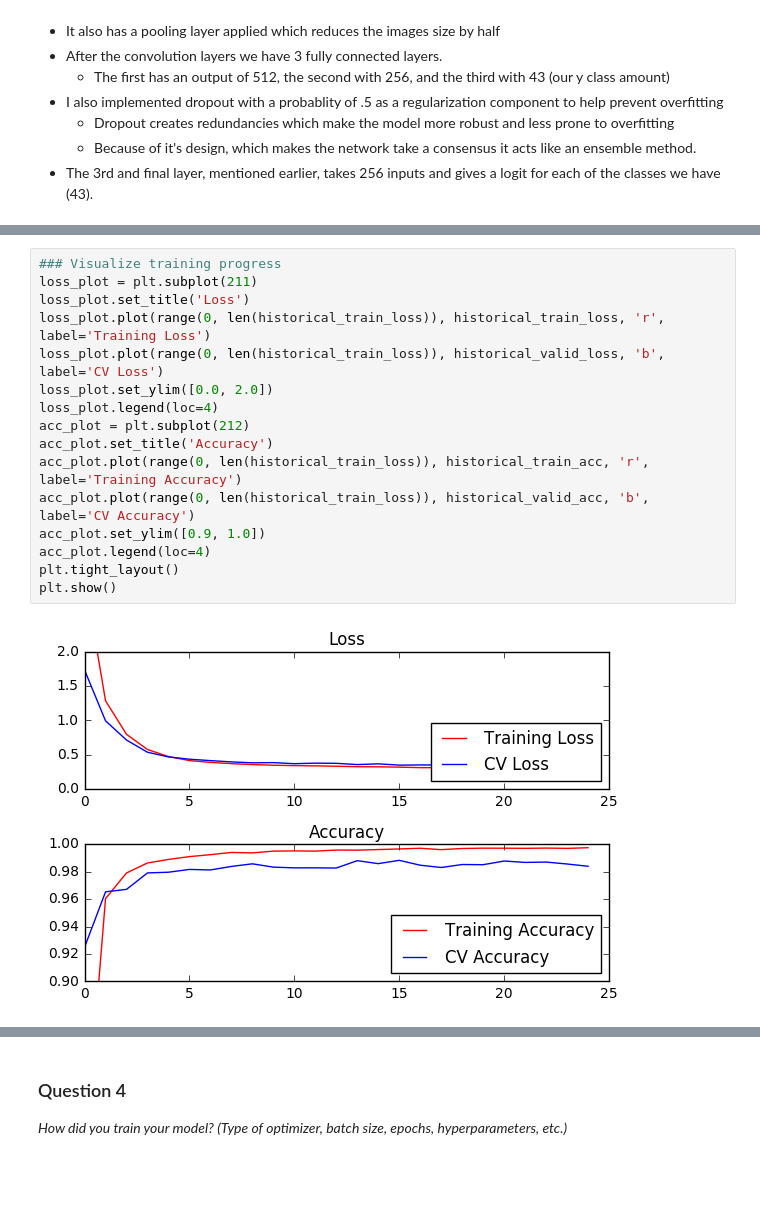
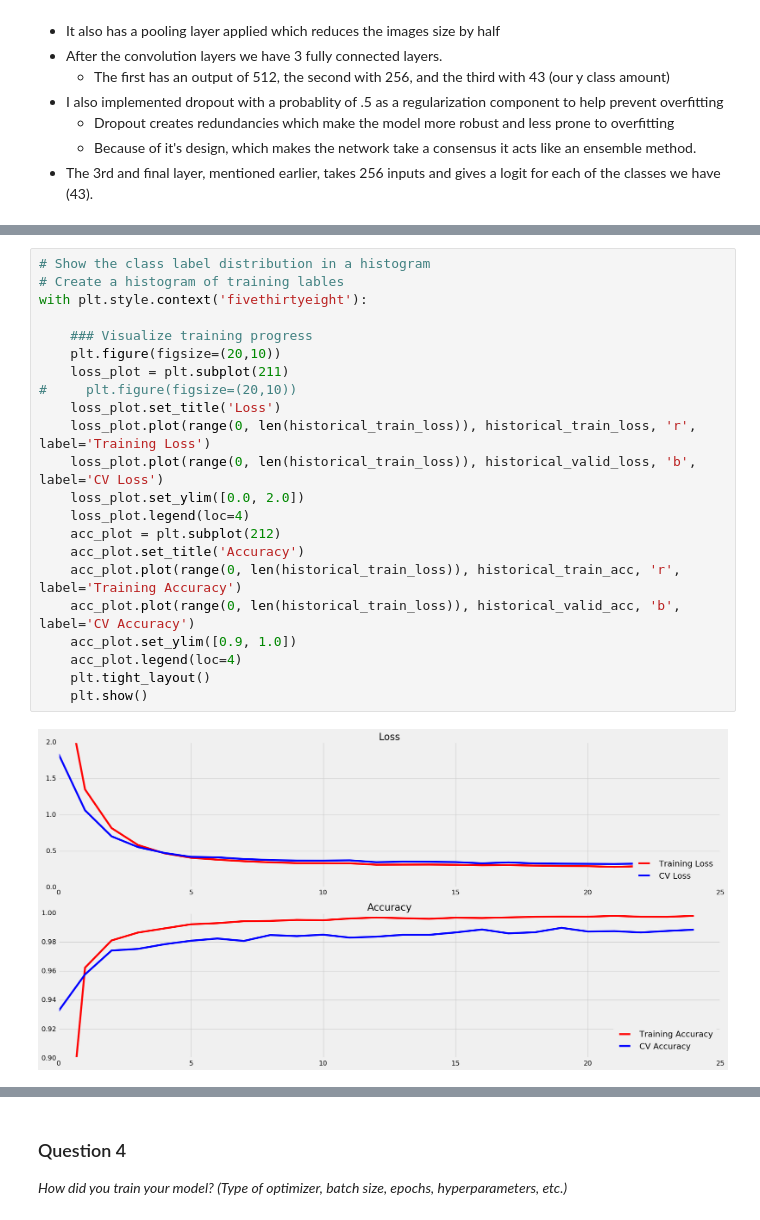
Before and after one commit to WilliamLynch/sdc, a Jupyter notebook: CarND-Traffic-Sign-Classifier-Project/Traffic_Sign_Classifier.ipynb, the cells around one changed output, grey strips where cells are left out. Cells and saved outputs as stored; diff of their text form; blank space fills up the shorter version.

```diff
--- a/CarND-Traffic-Sign-Classifier-Project/Traffic_Sign_Classifier.ipynb
+++ b/CarND-Traffic-Sign-Classifier-Project/Traffic_Sign_Classifier.ipynb
@@ -402,23 +406,29 @@ CV Loss = 0.345
 
 Model saved as traffic_sign_classifier
 # %%
-### Visualize training progress
-loss_plot = plt.subplot(211)
-loss_plot.set_title('Loss')
-loss_plot.plot(range(0, len(historical_train_loss)), historical_train_loss, 'r', label='Training Loss')
-loss_plot.plot(range(0, len(historical_train_loss)), historical_valid_loss, 'b', label='CV Loss')
-loss_plot.set_ylim([0.0, 2.0])
-loss_plot.legend(loc=4)
-acc_plot = plt.subplot(212)
-acc_plot.set_title('Accuracy')
-acc_plot.plot(range(0, len(historical_train_loss)), historical_train_acc, 'r', label='Training Accuracy')
-acc_plot.plot(range(0, len(historical_train_loss)), historical_valid_acc, 'b', label='CV Accuracy')
-acc_plot.set_ylim([0.9, 1.0])
-acc_plot.legend(loc=4)
-plt.tight_layout()
-plt.show()
+# Show the class label distribution in a histogram
+# Create a histogram of training lables
+with plt.style.context('fivethirtyeight'):
+
+    ### Visualize training progress
+    plt.figure(figsize=(20,10))
+    loss_plot = plt.subplot(211)
+#     plt.figure(figsize=(20,10))
+    loss_plot.set_title('Loss')
+    loss_plot.plot(range(0, len(historical_train_loss)), historical_train_loss, 'r', label='Training Loss')
+    loss_plot.plot(range(0, len(historical_train_loss)), historical_valid_loss, 'b', label='CV Loss')
+    loss_plot.set_ylim([0.0, 2.0])
+    loss_plot.legend(loc=4)
+    acc_plot = plt.subplot(212)
+    acc_plot.set_title('Accuracy')
+    acc_plot.plot(range(0, len(historical_train_loss)), historical_train_acc, 'r', label='Training Accuracy')
+    acc_plot.plot(range(0, len(historical_train_loss)), historical_valid_acc, 'b', label='CV Accuracy')
+    acc_plot.set_ylim([0.9, 1.0])
+    acc_plot.legend(loc=4)
+    plt.tight_layout()
+    plt.show()
 # %% [output]
-[figure, old version]
+[figure, new version]
 # %%
 ### Evaluate test set
 with tf.Session() as sess:
```
Also changed, not shown: parts of 15 cells of this notebook, 4 other files.
